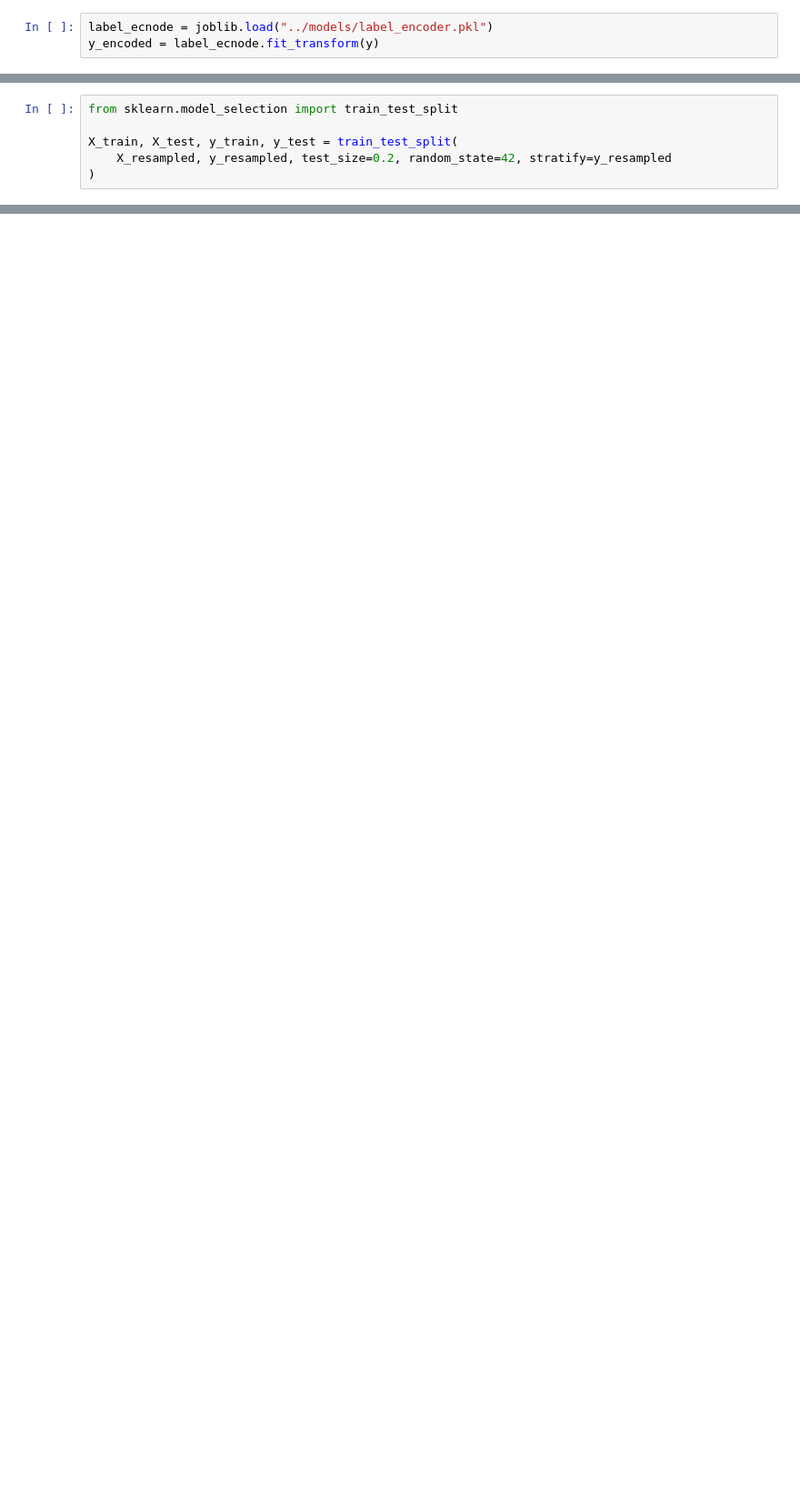
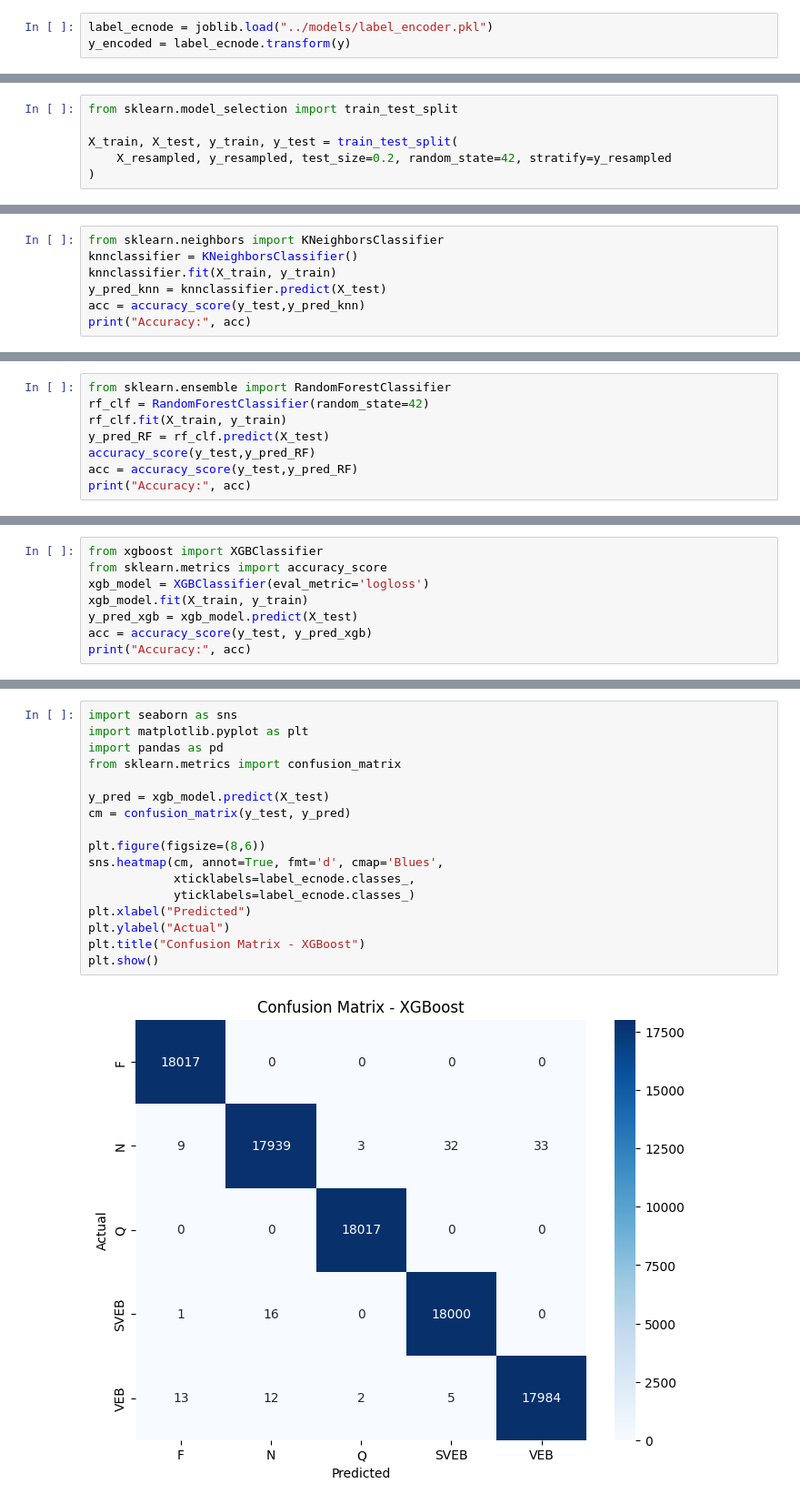
Before and after one commit to MohamedElsyed2005/ecg-arrhythmia-detection, a Jupyter notebook: notebooks/4_train_fineTunining.ipynb, the cells around one changed output, grey strips where cells are left out. Shown at 91% size. Drawn from its saved outputs; the diff is of its cells as text; blank space fills up the shorter version.

Commit message:
train RF, KNN, XGB models and fine tune XGB and save full pipeline

```diff
--- a/notebooks/4_train_fineTunining.ipynb
+++ b/notebooks/4_train_fineTunining.ipynb
@@ -16,6 +16,6 @@ df_processed = preprocessing.fit_transform(df)
 # %%
 label_ecnode = joblib.load("../models/label_encoder.pkl")
-y_encoded = label_ecnode.fit_transform(y)
+y_encoded = label_ecnode.transform(y)
 # %%
 smote = SMOTE(random_state=42)
 X_resampled, y_resampled = smote.fit_resample(df_processed, y_encoded)
@@ -27,0 +47,7 @@ X_train, X_test, y_train, y_test = train_test_split(
+# %%
+from sklearn.neighbors import KNeighborsClassifier
+knnclassifier = KNeighborsClassifier()
+knnclassifier.fit(X_train, y_train)
+y_pred_knn = knnclassifier.predict(X_test)
+acc = accuracy_score(y_test,y_pred_knn)
+print("Accuracy:", acc)
@@ -27,0 +58,8 @@ X_train, X_test, y_train, y_test = train_test_split(
+# %%
+from sklearn.ensemble import RandomForestClassifier
+rf_clf = RandomForestClassifier(random_state=42)
+rf_clf.fit(X_train, y_train)
+y_pred_RF = rf_clf.predict(X_test)
+accuracy_score(y_test,y_pred_RF)
+acc = accuracy_score(y_test,y_pred_RF)
+print("Accuracy:", acc)
@@ -27,0 +70,8 @@ X_train, X_test, y_train, y_test = train_test_split(
+# %%
+from xgboost import XGBClassifier
+from sklearn.metrics import accuracy_score
+xgb_model = XGBClassifier(eval_metric='logloss')
+xgb_model.fit(X_train, y_train)
+y_pred_xgb = xgb_model.predict(X_test)
+acc = accuracy_score(y_test, y_pred_xgb)
+print("Accuracy:", acc)
@@ -27,0 +212,19 @@ X_train, X_test, y_train, y_test = train_test_split(
+# %%
+import seaborn as sns
+import matplotlib.pyplot as plt
+import pandas as pd
+from sklearn.metrics import confusion_matrix
+
+y_pred = xgb_model.predict(X_test)
+cm = confusion_matrix(y_test, y_pred)
+
+plt.figure(figsize=(8,6))
+sns.heatmap(cm, annot=True, fmt='d', cmap='Blues',
+            xticklabels=label_ecnode.classes_,
+            yticklabels=label_ecnode.classes_)
+plt.xlabel("Predicted")
+plt.ylabel("Actual")
+plt.title("Confusion Matrix - XGBoost")
+plt.show()
+# %% [output]
+[figure, added]
```
Also changed, not shown: parts of 32 cells of this notebook, 1 other file.
